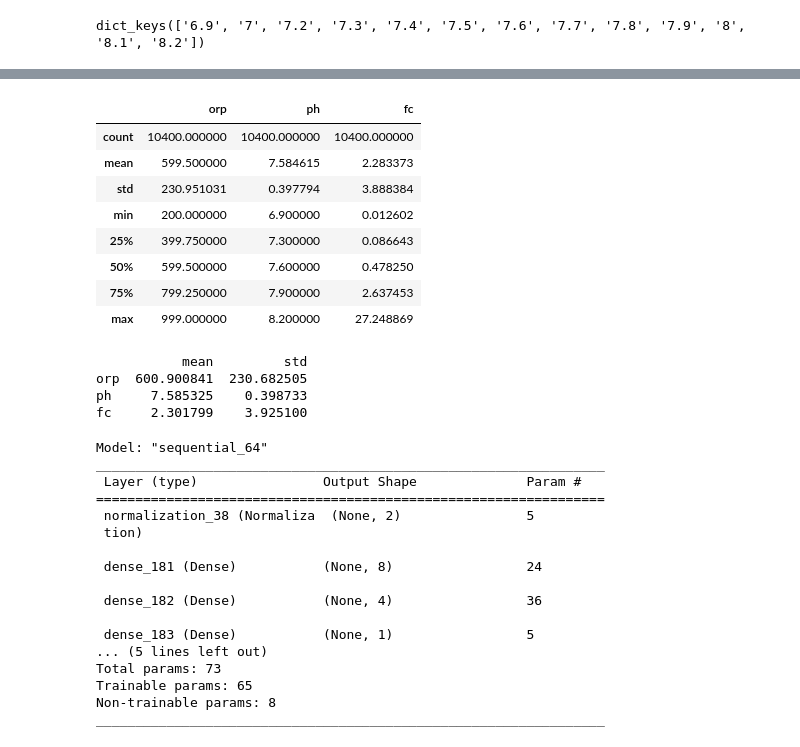
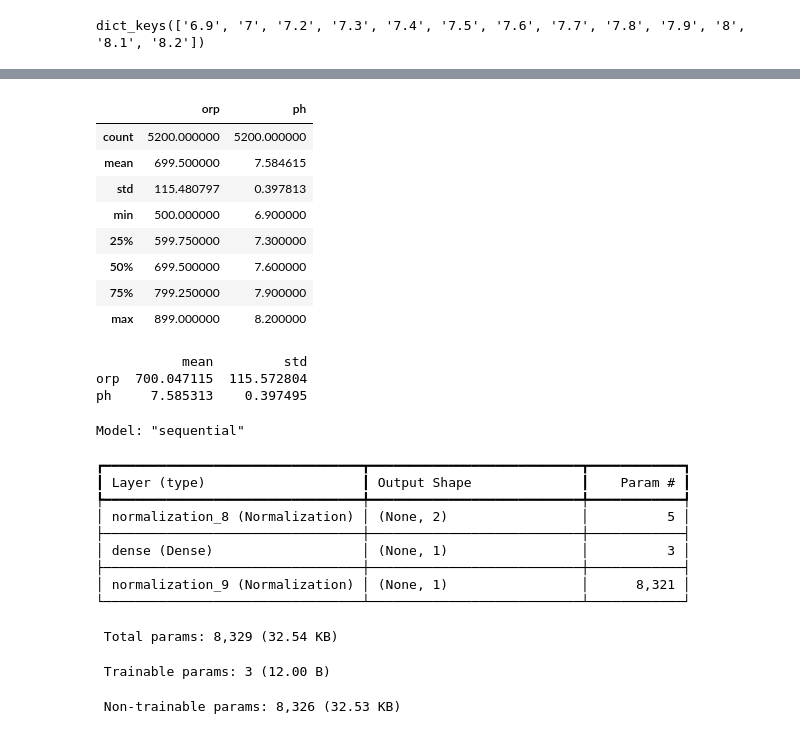
Before and after one commit to mzakharo/tubby, a Jupyter notebook: fc_model.ipynb, the cells around one changed output, grey strips where cells are left out. Saved outputs shown, nothing was run; the diff lists cells and outputs as text; code cells hidden in the pictures.

```diff
--- a/fc_model.ipynb
+++ b/fc_model.ipynb
@@ -70,21 +79,21 @@ dict_keys(['6.9', '7', '7.2', '7.3', '7.4', '7.5', '7.6', '7.7', '7.8', '7.9', '
 # %%
 vs = []
 for ph, fit in models.items():
-    for orp in range(200, 1000):
+    for orp in range(500, 900):
         fc = fit.eval(x=orp)
         vs.append((orp, float(ph), fc))
 dataset = pd.DataFrame(vs, columns= ('orp', 'ph', 'fc'))
 dataset.describe()
 # %% [output]
-|  | orp | ph | fc |
-| count | 10400.000000 | 10400.000000 | 10400.000000 |
-| mean | 599.500000 | 7.584615 | 2.283373 |
-| std | 230.951031 | 0.397794 | 3.888384 |
-| min | 200.000000 | 6.900000 | 0.012602 |
-| 25% | 399.750000 | 7.300000 | 0.086643 |
-| 50% | 599.500000 | 7.600000 | 0.478250 |
-| 75% | 799.250000 | 7.900000 | 2.637453 |
-| max | 999.000000 | 8.200000 | 27.248869 |
+|  | orp | ph |
+| count | 5200.000000 | 5200.000000 |
+| mean | 699.500000 | 7.584615 |
+| std | 115.480797 | 0.397813 |
+| min | 500.000000 | 6.900000 |
+| 25% | 599.750000 | 7.300000 |
+| 50% | 699.500000 | 7.600000 |
+| 75% | 799.250000 | 7.900000 |
+| max | 899.000000 | 8.200000 |
 # %%
 train_dataset = dataset.sample(frac=0.8)#, random_state=0)
 test_dataset = dataset.drop(train_dataset.index) #dataset_orig # dataset.drop(train_dataset.index)
@@ -100,16 +109,15 @@ print(train_dataset.describe().transpose()[['mean', 'std']])
 
 inorm = tf.keras.layers.Normalization(axis=-1, input_shape=[2, ])
 inorm.adapt(np.array(train_features))
-onorm = tf.keras.layers.Normalization(axis=-1, invert=True)
-onorm.adapt(train_labels)
+onorm = tf.keras.layers.Normalization(axis=-1,  invert=True)
+onorm.adapt(np.array(train_labels))
 # %% [output]
            mean         std
-orp  600.900841  230.682505
-ph     7.585325    0.398733
-fc     2.301799    3.925100
+orp  700.047115  115.572804
+ph     7.585313    0.397495
 # %%
-checkpoint_filepath = 'checkpoint.h5'
-model_checkpoint_callback = tf.keras.callbacks.ModelCheckpoint(
+checkpoint_filepath = 'checkpoint0.keras'
+model_checkpoint_callback = keras.callbacks.ModelCheckpoint(
     filepath=checkpoint_filepath,
     monitor='val_loss',
     mode='min',
@@ -118,9 +126,9 @@ model_checkpoint_callback = tf.keras.callbacks.ModelCheckpoint(
 def build_and_compile_model(inorm, onorm):
   model = keras.Sequential([
       inorm,
-      layers.Dense(8, activation='elu'),
-      layers.Dense(4, activation='elu'),
-      layers.Dense(1),
+      keras.layers.Dense(4, activation='elu'),
+      keras.layers.Dense(2, activation='elu'),
+      keras.layers.Dense(1),
       onorm,
   ])
   model.compile(loss='mean_squared_error', optimizer='adam')
@@ -128,23 +136,19 @@ def build_and_compile_model(inorm, onorm):
 model = build_and_compile_model(inorm, onorm)
 model.summary()
 # %% [output]
-Model: "sequential_64"
-_________________________________________________________________
- Layer (type)                Output Shape              Param #
-=================================================================
- normalization_38 (Normaliza  (None, 2)                5
- tion)
-
- dense_181 (Dense)           (None, 8)                 24
-
- dense_182 (Dense)           (None, 4)                 36
-
- dense_183 (Dense)           (None, 1)                 5
-... (5 lines left out)
-Total params: 73
-Trainable params: 65
-Non-trainable params: 8
-_________________________________________________________________
+Model: "sequential"
+┏━━━━━━━━━━━━━━━━━━━━━━━━━━━━━━━━━┳━━━━━━━━━━━━━━━━━━━━━━━━━━━┳━━━━━━━━━━━━┓
+┃ Layer (type)                    ┃ Output Shape              ┃    Param # ┃
+┡━━━━━━━━━━━━━━━━━━━━━━━━━━━━━━━━━╇━━━━━━━━━━━━━━━━━━━━━━━━━━━╇━━━━━━━━━━━━┩
+│ normalization_8 (Normalization) │ (None, 2)                 │          5 │
+├─────────────────────────────────┼───────────────────────────┼────────────┤
+│ dense (Dense)                   │ (None, 1)                 │          3 │
+├─────────────────────────────────┼───────────────────────────┼────────────┤
+│ normalization_9 (Normalization) │ (None, 1)                 │      8,321 │
+└─────────────────────────────────┴───────────────────────────┴────────────┘
+ Total params: 8,329 (32.54 KB)
+ Trainable params: 3 (12.00 B)
+ Non-trainable params: 8,326 (32.53 KB)
 # %%
 history = model.fit(
     train_features,
```
Also changed, not shown: parts of 14 cells of this notebook, 7 other files.
